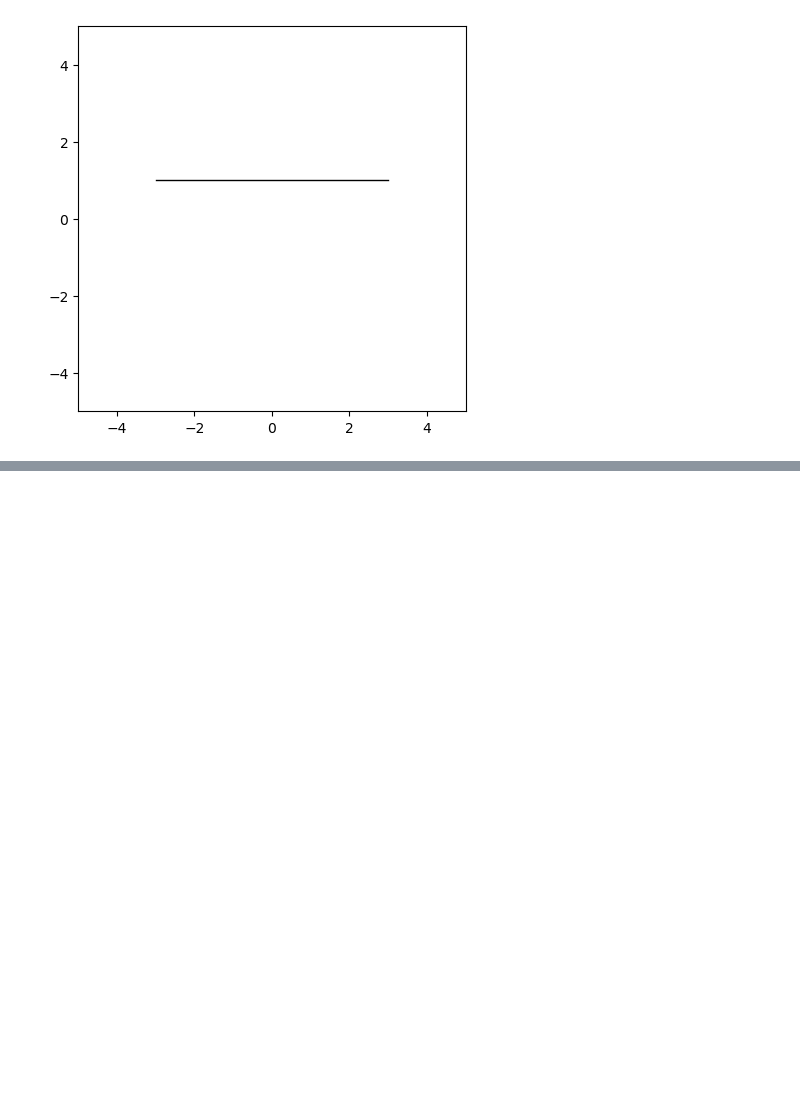
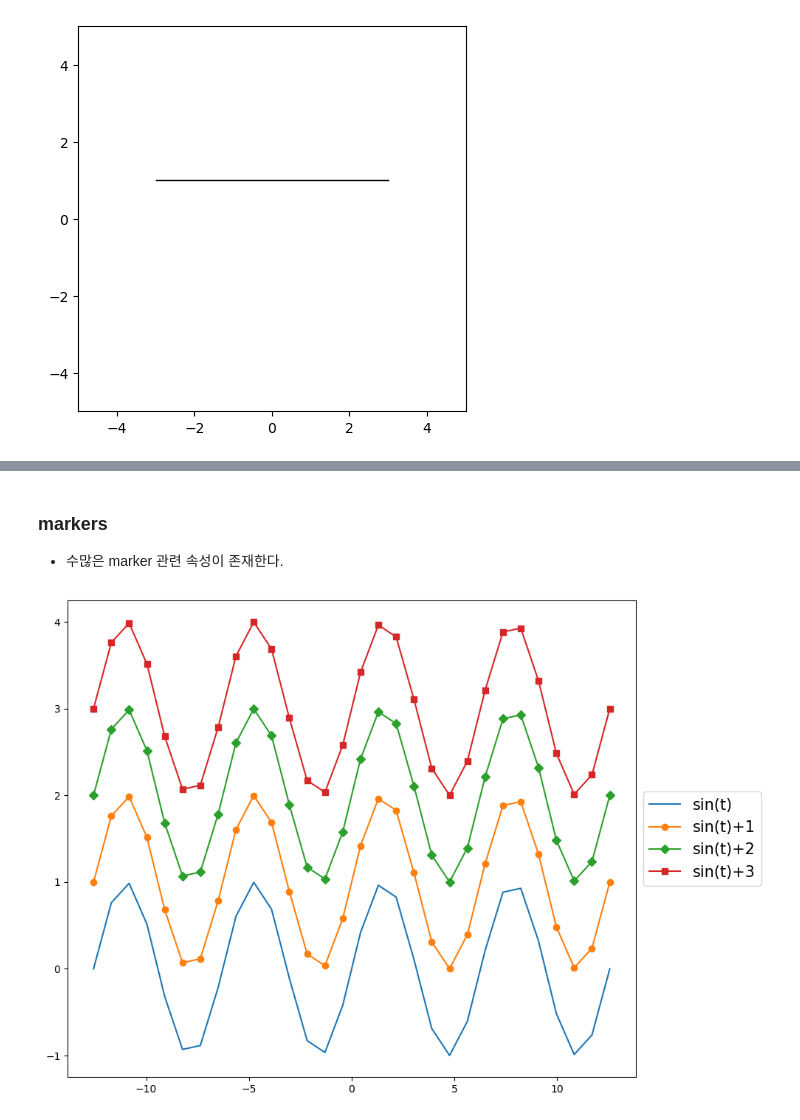
Before and after one commit to scarypillowz/Matplotlib, a Jupyter notebook: graph(1) line plot.ipynb, the cells around one changed output, grey strips where cells are left out. Saved outputs shown, nothing was run; the diff lists cells and outputs as text; code cells hidden in the pictures; blank space fills up the shorter version.

```diff
--- a/graph(1) line plot.ipynb
+++ b/graph(1) line plot.ipynb
@@ -357,0 +377,20 @@ Text(0, 0.5, 'daily prices in USD')
+# %% [markdown]
+### markers
+- 수많은 marker 관련 속성이 존재한다.
+# %%
+PI = np.pi
+t = np.linspace(-4*PI, 4*PI, 30)
+sin = np.sin(t)
+
+fig, ax = plt.subplots(figsize=(10, 7))
+
+ax.plot(t, sin, label='sin(t)')
+ax.plot(t, sin+1, label='sin(t)+1', marker='o')
+ax.plot(t, sin+2, label='sin(t)+2', marker='D')
+ax.plot(t, sin+3, label='sin(t)+3', marker='s')
+
+ax.legend(loc='center left', bbox_to_anchor=(1, .5), fontsize=15)
+
+fig.tight_layout()
+# %% [output]
+[figure, added]
```
Also changed, not shown: parts of 19 cells of this notebook.
